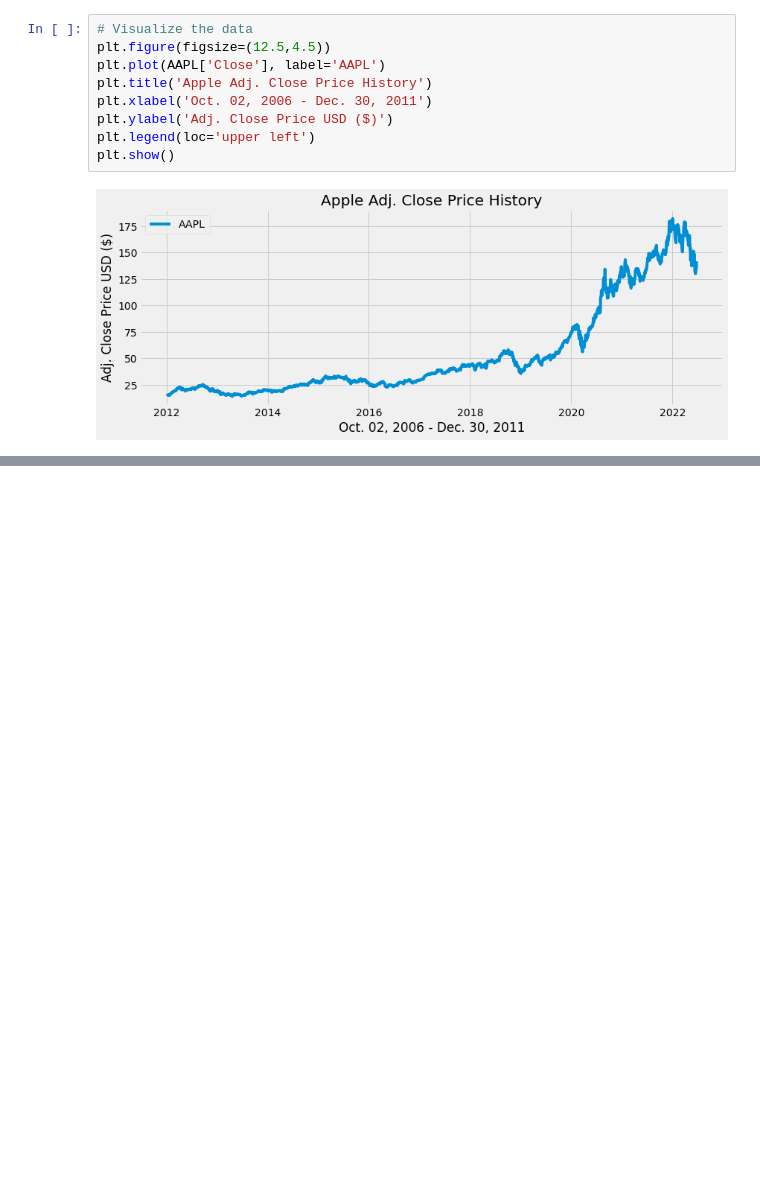
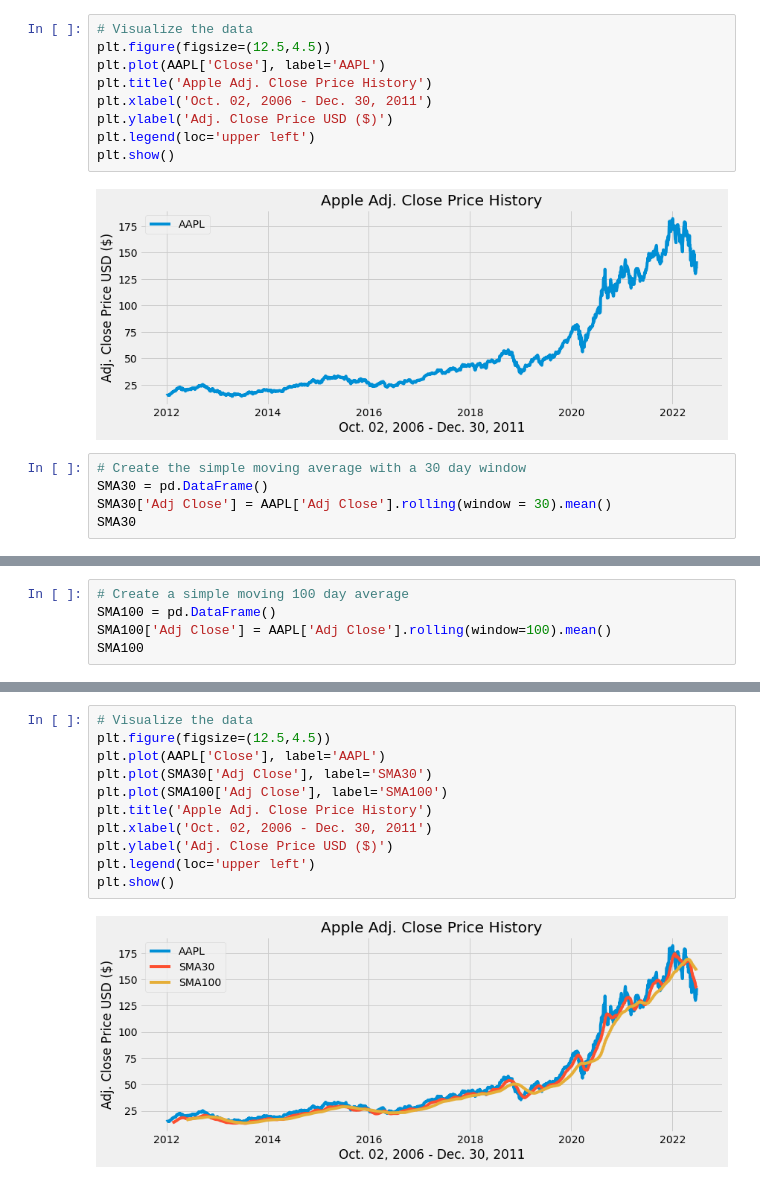
Before and after one commit to jungjae01eng/Machine_Learning_Youtube, a Jupyter notebook: Project05_Buy_or_Sell_Stock.ipynb, the cells around one changed output, grey strips where cells are left out. Cells and saved outputs as stored; diff of their text form; blank space fills up the shorter version.

```diff
--- a/Project05_Buy_or_Sell_Stock.ipynb
+++ b/Project05_Buy_or_Sell_Stock.ipynb
@@ -40,3 +40,8 @@ plt.legend(loc='upper left')
 plt.show()
 # %% [output]
 [figure]
+# %%
+# Create the simple moving average with a 30 day window
+SMA30 = pd.DataFrame()
+SMA30['Adj Close'] = AAPL['Adj Close'].rolling(window = 30).mean()
+SMA30
@@ -42,0 +63,5 @@ plt.show()
+# %%
+# Create a simple moving 100 day average
+SMA100 = pd.DataFrame()
+SMA100['Adj Close'] = AAPL['Adj Close'].rolling(window=100).mean()
+SMA100
@@ -42,0 +83,13 @@ plt.show()
+# %%
+# Visualize the data
+plt.figure(figsize=(12.5,4.5))
+plt.plot(AAPL['Close'], label='AAPL')
+plt.plot(SMA30['Adj Close'], label='SMA30')
+plt.plot(SMA100['Adj Close'], label='SMA100')
+plt.title('Apple Adj. Close Price History')
+plt.xlabel('Oct. 02, 2006 - Dec. 30, 2011')
+plt.ylabel('Adj. Close Price USD ($)')
+plt.legend(loc='upper left')
+plt.show()
+# %% [output]
+[figure, added]
```
Also changed, not shown: parts of 3 cells of this notebook.
